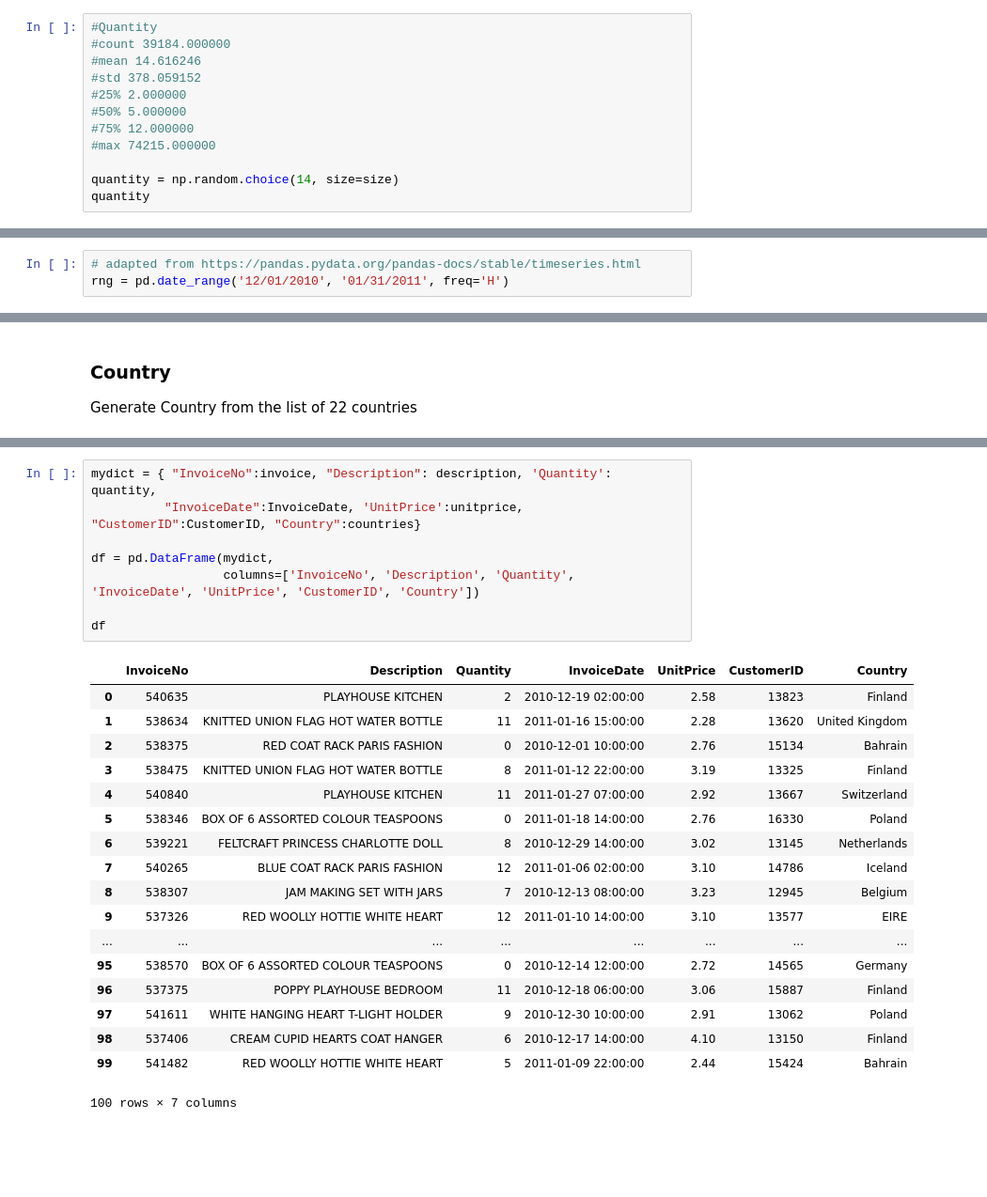
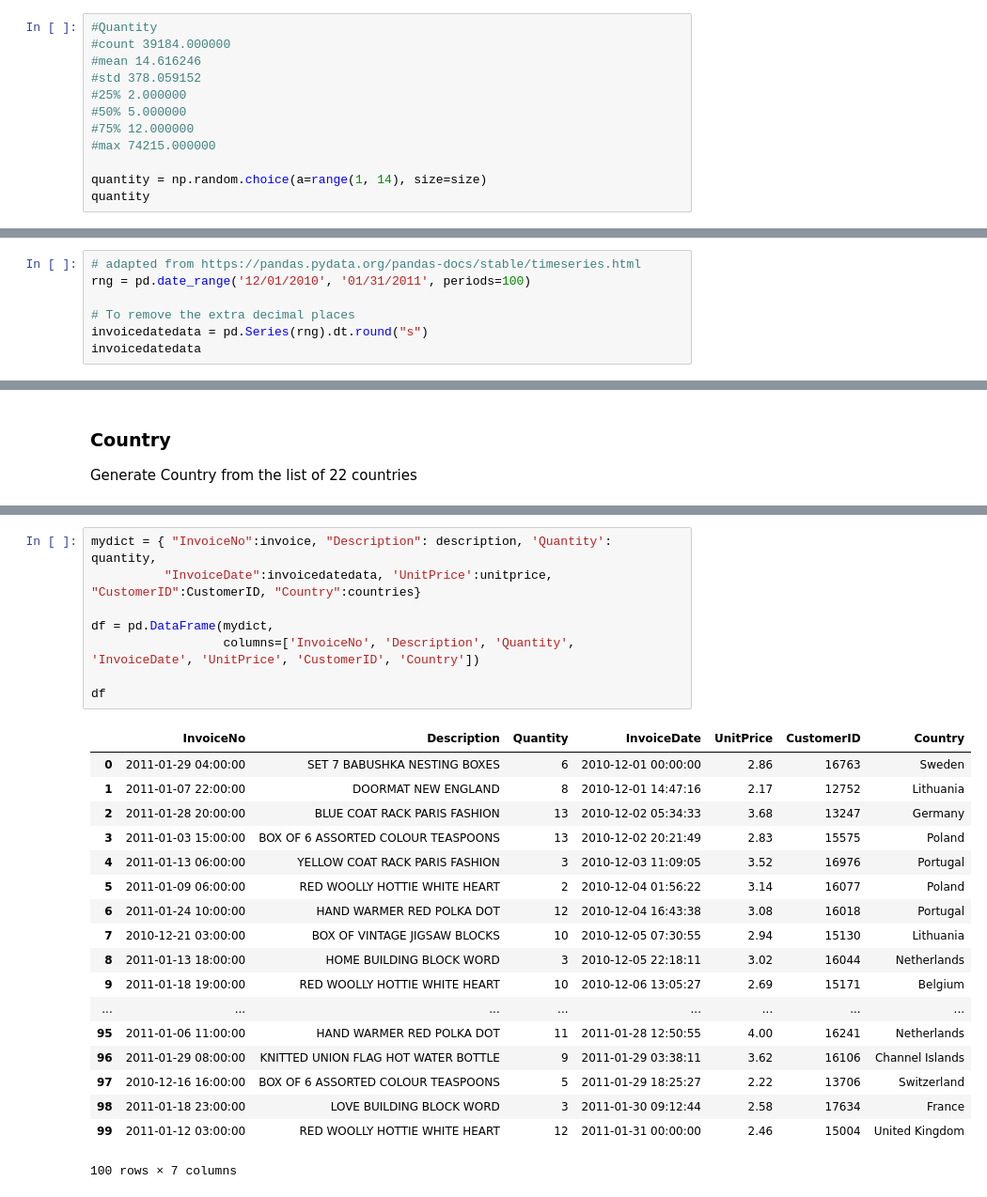
Before and after one commit to RitRa/Programming-Project-Dec-2018, a Jupyter notebook: Online Retail Simulation.ipynb, the cells around one changed output, grey strips where cells are left out. Shown at 94% size. Cells and saved outputs as stored; diff of their text form; blank space fills up the shorter version.

Commit message:
adding invoice date for simulation

```diff
--- a/Online Retail Simulation.ipynb
+++ b/Online Retail Simulation.ipynb
@@ -142,6 +140,6 @@ Generate numbers for quantity. As 75% of the datapoints had a quantity of 12, I
 #75% 12.000000
 #max 74215.000000
 
-quantity = np.random.choice(14, size=size)
+quantity = np.random.choice(a=range(1, 14), size=size)
 quantity
 # %% [output]
@@ -175,4 +173,8 @@ array([2.58, 2.28, 2.76, 3.19, 2.92, 2.76, 3.02, 3.1 , 3.23, 3.1 , 3.33,
 Generate Date range between the dates: 12/01/2010 and 01/31/2011. Example: 2010-12-01 08:26:00
 # %%
 # adapted from https://pandas.pydata.org/pandas-docs/stable/timeseries.html
-rng = pd.date_range('12/01/2010', '01/31/2011', freq='H')
+rng = pd.date_range('12/01/2010', '01/31/2011', periods=100)
+
+# To remove the extra decimal places
+invoicedatedata = pd.Series(rng).dt.round("s")
+invoicedatedata
@@ -212,28 +213,28 @@ countries
 ### Creating a Dataframe
 # %%
 mydict = { "InvoiceNo":invoice, "Description": description, 'Quantity': quantity,
-          "InvoiceDate":InvoiceDate, 'UnitPrice':unitprice, "CustomerID":CustomerID, "Country":countries}
+          "InvoiceDate":invoicedatedata, 'UnitPrice':unitprice, "CustomerID":CustomerID, "Country":countries}
 
 df = pd.DataFrame(mydict,
                   columns=['InvoiceNo', 'Description', 'Quantity', 'InvoiceDate', 'UnitPrice', 'CustomerID', 'Country'])
 
 df
 # %% [output]
 |  | InvoiceNo | Description | Quantity | InvoiceDate | UnitPrice | CustomerID | Country |
-| 0 | 540635 | PLAYHOUSE KITCHEN | 2 | 2010-12-19 02:00:00 | 2.58 | 13823 | Finland |
-| 1 | 538634 | KNITTED UNION FLAG HOT WATER BOTTLE | 11 | 2011-01-16 15:00:00 | 2.28 | 13620 | United Kingdom |
-| 2 | 538375 | RED COAT RACK PARIS FASHION | 0 | 2010-12-01 10:00:00 | 2.76 | 15134 | Bahrain |
-| 3 | 538475 | KNITTED UNION FLAG HOT WATER BOTTLE | 8 | 2011-01-12 22:00:00 | 3.19 | 13325 | Finland |
-| 4 | 540840 | PLAYHOUSE KITCHEN | 11 | 2011-01-27 07:00:00 | 2.92 | 13667 | Switzerland |
-| 5 | 538346 | BOX OF 6 ASSORTED COLOUR TEASPOONS | 0 | 2011-01-18 14:00:00 | 2.76 | 16330 | Poland |
-| 6 | 539221 | FELTCRAFT PRINCESS CHARLOTTE DOLL | 8 | 2010-12-29 14:00:00 | 3.02 | 13145 | Netherlands |
-| 7 | 540265 | BLUE COAT RACK PARIS FASHION | 12 | 2011-01-06 02:00:00 | 3.10 | 14786 | Iceland |
-| 8 | 538307 | JAM MAKING SET WITH JARS | 7 | 2010-12-13 08:00:00 | 3.23 | 12945 | Belgium |
-| 9 | 537326 | RED WOOLLY HOTTIE WHITE HEART | 12 | 2011-01-10 14:00:00 | 3.10 | 13577 | EIRE |
+| 0 | 2011-01-29 04:00:00 | SET 7 BABUSHKA NESTING BOXES | 6 | 2010-12-01 00:00:00 | 2.86 | 16763 | Sweden |
+| 1 | 2011-01-07 22:00:00 | DOORMAT NEW ENGLAND | 8 | 2010-12-01 14:47:16 | 2.17 | 12752 | Lithuania |
+| 2 | 2011-01-28 20:00:00 | BLUE COAT RACK PARIS FASHION | 13 | 2010-12-02 05:34:33 | 3.68 | 13247 | Germany |
+| 3 | 2011-01-03 15:00:00 | BOX OF 6 ASSORTED COLOUR TEASPOONS | 13 | 2010-12-02 20:21:49 | 2.83 | 15575 | Poland |
+| 4 | 2011-01-13 06:00:00 | YELLOW COAT RACK PARIS FASHION | 3 | 2010-12-03 11:09:05 | 3.52 | 16976 | Portugal |
+| 5 | 2011-01-09 06:00:00 | RED WOOLLY HOTTIE WHITE HEART | 2 | 2010-12-04 01:56:22 | 3.14 | 16077 | Poland |
+| 6 | 2011-01-24 10:00:00 | HAND WARMER RED POLKA DOT | 12 | 2010-12-04 16:43:38 | 3.08 | 16018 | Portugal |
+| 7 | 2010-12-21 03:00:00 | BOX OF VINTAGE JIGSAW BLOCKS | 10 | 2010-12-05 07:30:55 | 2.94 | 15130 | Lithuania |
+| 8 | 2011-01-13 18:00:00 | HOME BUILDING BLOCK WORD | 3 | 2010-12-05 22:18:11 | 3.02 | 16044 | Netherlands |
+| 9 | 2011-01-18 19:00:00 | RED WOOLLY HOTTIE WHITE HEART | 10 | 2010-12-06 13:05:27 | 2.69 | 15171 | Belgium |
 | ... | ... | ... | ... | ... | ... | ... | ... |
-| 95 | 538570 | BOX OF 6 ASSORTED COLOUR TEASPOONS | 0 | 2010-12-14 12:00:00 | 2.72 | 14565 | Germany |
-| 96 | 537375 | POPPY PLAYHOUSE BEDROOM | 11 | 2010-12-18 06:00:00 | 3.06 | 15887 | Finland |
-| 97 | 541611 | WHITE HANGING HEART T-LIGHT HOLDER | 9 | 2010-12-30 10:00:00 | 2.91 | 13062 | Poland |
-| 98 | 537406 | CREAM CUPID HEARTS COAT HANGER | 6 | 2010-12-17 14:00:00 | 4.10 | 13150 | Finland |
-| 99 | 541482 | RED WOOLLY HOTTIE WHITE HEART | 5 | 2011-01-09 22:00:00 | 2.44 | 15424 | Bahrain |
+| 95 | 2011-01-06 11:00:00 | HAND WARMER RED POLKA DOT | 11 | 2011-01-28 12:50:55 | 4.00 | 16241 | Netherlands |
+| 96 | 2011-01-29 08:00:00 | KNITTED UNION FLAG HOT WATER BOTTLE | 9 | 2011-01-29 03:38:11 | 3.62 | 16106 | Channel Islands |
+| 97 | 2010-12-16 16:00:00 | BOX OF 6 ASSORTED COLOUR TEASPOONS | 5 | 2011-01-29 18:25:27 | 2.22 | 13706 | Switzerland |
+| 98 | 2011-01-18 23:00:00 | LOVE BUILDING BLOCK WORD | 3 | 2011-01-30 09:12:44 | 2.58 | 17634 | France |
+| 99 | 2011-01-12 03:00:00 | RED WOOLLY HOTTIE WHITE HEART | 12 | 2011-01-31 00:00:00 | 2.46 | 15004 | United Kingdom |
 100 rows × 7 columns
```
Also changed, not shown: parts of 14 cells of this notebook, 1 other file.
